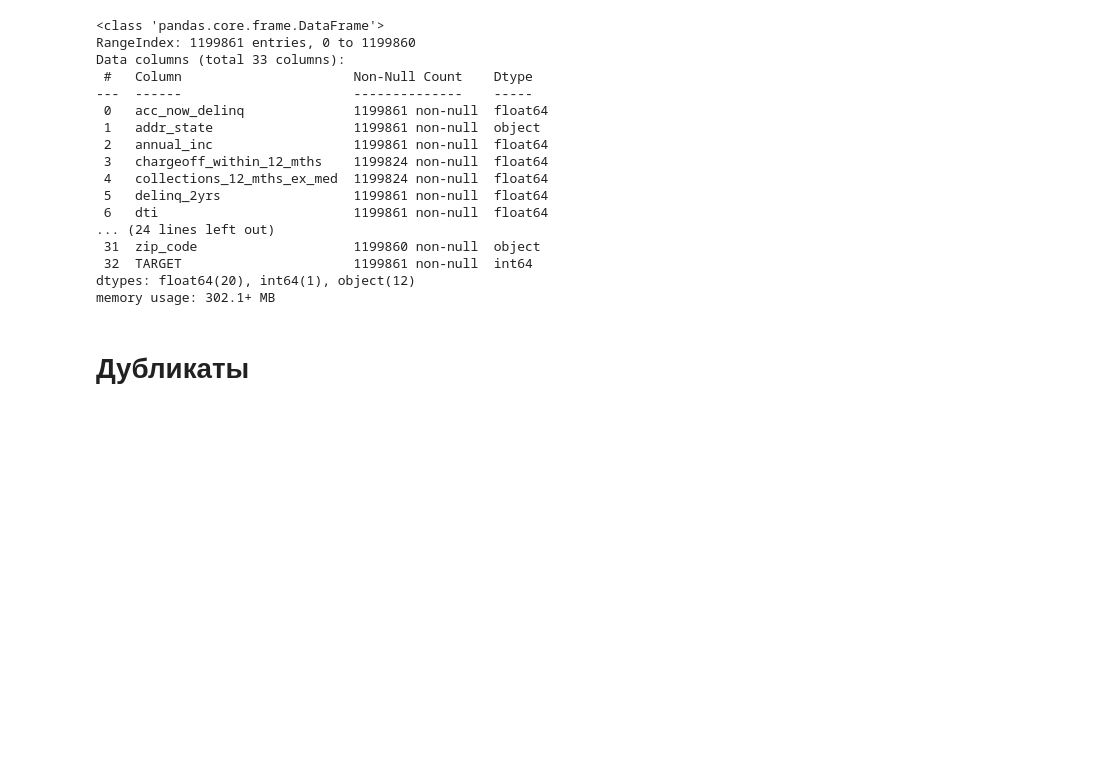
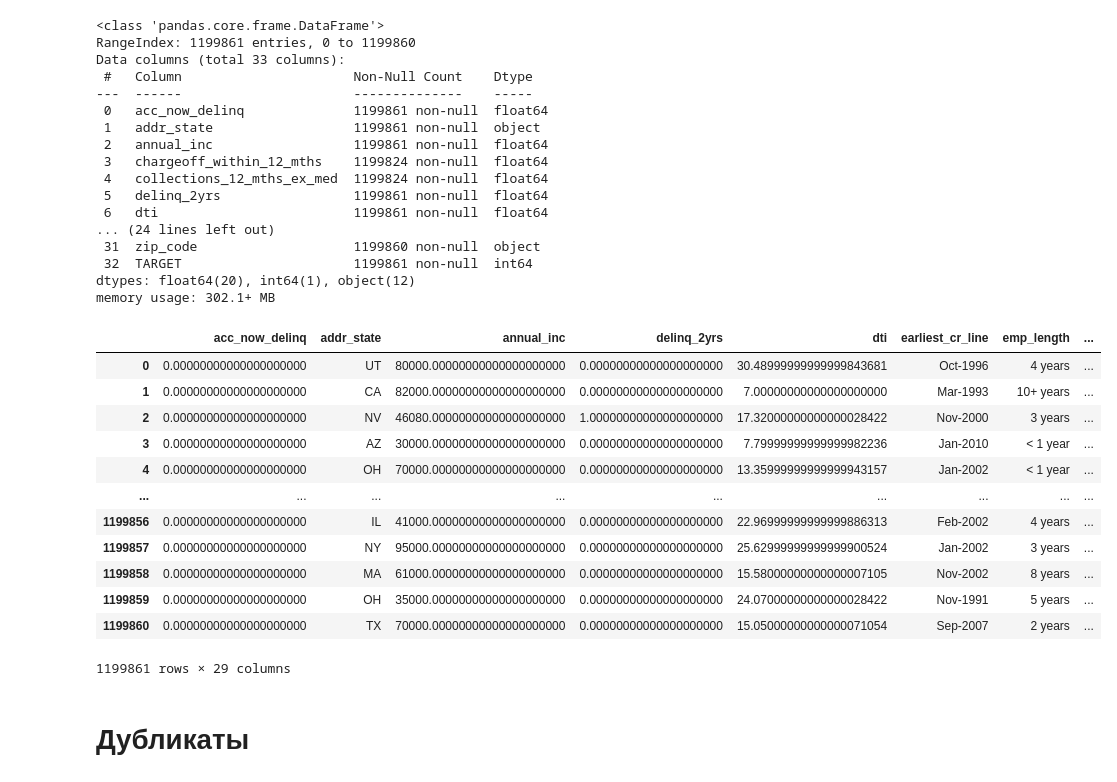
Before and after one commit to vladislavlisin/cft, a Jupyter notebook: cft.ipynb, the cells around one changed output. Saved outputs shown, nothing was run; the diff lists cells and outputs as text; code cells hidden in the pictures; blank space fills up the shorter version.

```diff
--- a/cft.ipynb
+++ b/cft.ipynb
@@ -637,6 +617,22 @@ badinfo_cols = [
 ]
 
 df_y = df_y.drop(columns=badinfo_cols, axis=1)
+# %%
+df_y
+# %% [output]
+|  | acc_now_delinq | addr_state | annual_inc | delinq_2yrs | dti | earliest_cr_line | emp_length | ... |
+| 0 | 0.00000000000000000000 | UT | 80000.00000000000000000000 | 0.00000000000000000000 | 30.48999999999999843681 | Oct-1996 | 4 years | ... |
+| 1 | 0.00000000000000000000 | CA | 82000.00000000000000000000 | 0.00000000000000000000 | 7.00000000000000000000 | Mar-1993 | 10+ years | ... |
+| 2 | 0.00000000000000000000 | NV | 46080.00000000000000000000 | 1.00000000000000000000 | 17.32000000000000028422 | Nov-2000 | 3 years | ... |
+| 3 | 0.00000000000000000000 | AZ | 30000.00000000000000000000 | 0.00000000000000000000 | 7.79999999999999982236 | Jan-2010 | < 1 year | ... |
+| 4 | 0.00000000000000000000 | OH | 70000.00000000000000000000 | 0.00000000000000000000 | 13.35999999999999943157 | Jan-2002 | < 1 year | ... |
+| ... | ... | ... | ... | ... | ... | ... | ... | ... |
+| 1199856 | 0.00000000000000000000 | IL | 41000.00000000000000000000 | 0.00000000000000000000 | 22.96999999999999886313 | Feb-2002 | 4 years | ... |
+| 1199857 | 0.00000000000000000000 | NY | 95000.00000000000000000000 | 0.00000000000000000000 | 25.62999999999999900524 | Jan-2002 | 3 years | ... |
+| 1199858 | 0.00000000000000000000 | MA | 61000.00000000000000000000 | 0.00000000000000000000 | 15.58000000000000007105 | Nov-2002 | 8 years | ... |
+| 1199859 | 0.00000000000000000000 | OH | 35000.00000000000000000000 | 0.00000000000000000000 | 24.07000000000000028422 | Nov-1991 | 5 years | ... |
+| 1199860 | 0.00000000000000000000 | TX | 70000.00000000000000000000 | 0.00000000000000000000 | 15.05000000000000071054 | Sep-2007 | 2 years | ... |
+1199861 rows × 29 columns
 # %% [markdown]
 # **Дубликаты**
 # %%
```
Also changed, not shown: parts of 148 cells of this notebook.
